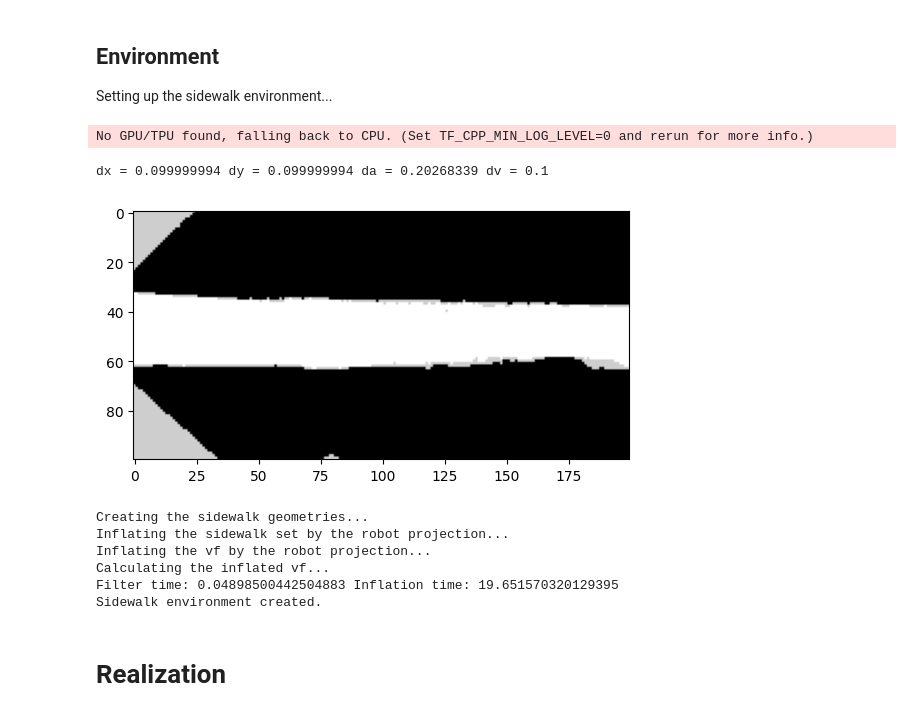
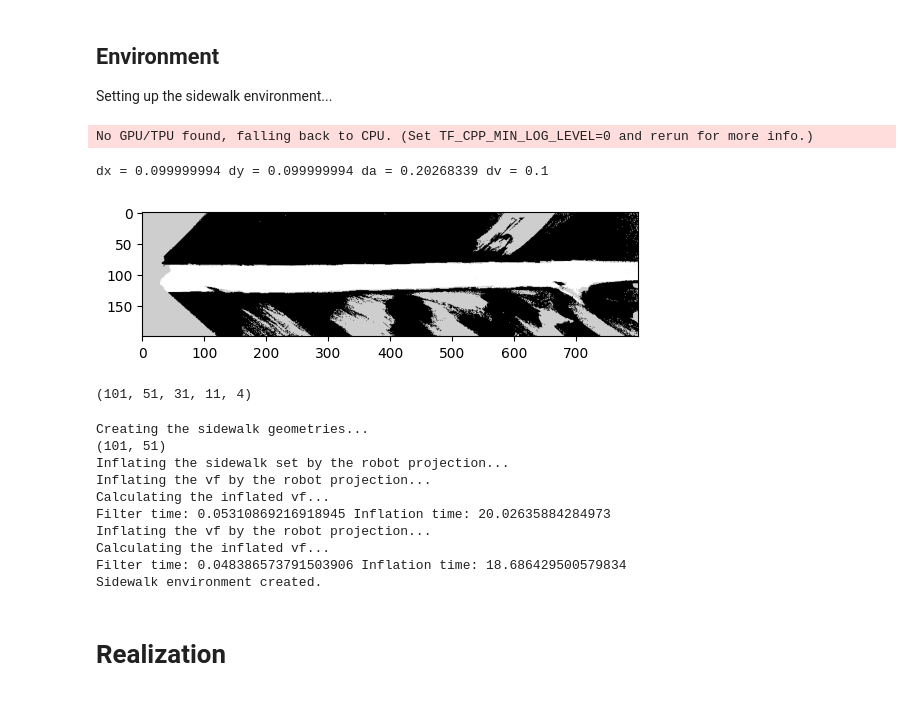
Before and after one commit to sulthansf/pyspect, a Jupyter notebook: examples/sidewalk_demo.ipynb, the cells around one changed output. Saved outputs shown, nothing was run; the diff lists cells and outputs as text; code cells hidden in the pictures.

Commit message:
Load vf from occupancy grid map

```diff
--- a/examples/sidewalk_demo.ipynb
+++ b/examples/sidewalk_demo.ipynb
@@ -125,36 +125,40 @@ Setting up the sidewalk environment...
 X0, XN = 0.0, 10.0
 Y0, YN = -2.5, 2.5
 
-# Background image path
-BACKGROUND_PATH = 'sidewalk_map.png'
+# Occupancy grid parameters
+MAP_PATH = 'sidewalk_map.pgm'
+MAP_RES = 0.05
+MAP_ORIGIN = (0.0, -5.0)
 # %%
 ## GRID ##
 from hj_reachability.systems import Bicycle4D
 from hj_reachability.plotting import *
-import skimage.io as sio
+from PIL import Image
 
 
 reach_dynamics = Bicycle4D(min_steer=-5*np.pi/4,
-                                      max_steer=+5*np.pi/4,
-                                      min_accel=-0.4,
-                                      max_accel=+0.4)
+                           max_steer=+5*np.pi/4,
+                           min_accel=-0.4,
+                           max_accel=+0.4)
 
-min_bounds = np.array([0.0, -2.5, -np.pi, +0.0])
-max_bounds = np.array([10.0, 2.5, +np.pi, +1.0])
+min_bounds = np.array([X0, Y0, -np.pi, +0.0])
+max_bounds = np.array([XN, YN, +np.pi, +1.0])
 grid = hj.Grid.from_lattice_parameters_and_boundary_conditions(hj.sets.Box(min_bounds, max_bounds),
                                                                (101, 51, 31, 11),
                                                                periodic_dims=2)
 
 X, Y, A, V = range(grid.ndim)
 
 print('dx =', grid.spacings[0],
       'dy =', grid.spacings[1],
       'da =', grid.spacings[2],
       'dv =', grid.spacings[3])
 
-plt.imshow(sio.imread(BACKGROUND_PATH), cmap='gray')
+plt.imshow(Image.open(MAP_PATH), cmap='gray')
 plt.show()
+grid.states.shape
 # %% [output]
 No GPU/TPU found, falling back to CPU. (Set TF_CPP_MIN_LOG_LEVEL=0 and rerun for more info.)
 dx = 0.099999994 dy = 0.099999994 da = 0.20268339 dv = 0.1
-[figure, old version]
+[figure, new version]
+(101, 51, 31, 11, 4)
@@ -264,15 +304,20 @@ print('Creating the sidewalk geometries...')
 sidewalk_vf = shp.intersection(shp.hyperplane(grid, normal=[0, 1], offset=[0, 1.15]),
                             shp.hyperplane(grid, normal=[0, -1], offset=[0, -1.15]))
 
+sidewalk_map_vf = load_vf_from_map(grid, MAP_PATH, MAP_RES, MAP_ORIGIN)
+
 # Inflate the sidewalk set by the robot projection
 print('Inflating the sidewalk set by the robot projection...')
 ROBOT_FOOTPRINT = np.array([0.4,0.15,0.15,0.15])
 robot_projections = get_robot_projections(ROBOT_FOOTPRINT, grid)
 sidewalk_inflated_vf = inflate_vf_xy(sidewalk_vf, robot_projections)
+sidewalk_map_inflated_vf = inflate_vf_xy(sidewalk_map_vf, robot_projections)
 
 # Wrap into sets
 sidewalk = Set(sidewalk_vf)
+sidewalk_map = Set(sidewalk_map_vf)
 sidewalk_inflated = Set(sidewalk_inflated_vf)
+sidewalk_map_inflated = Set(sidewalk_map_inflated_vf)
 
 # Alt set
 sidewalk_alt = And(HalfSpaceSet(normal=[0, -1], offset=[0, 1.15]),
@@ -282,10 +327,14 @@ sidewalk_alt = And(HalfSpaceSet(normal=[0, -1], offset=[0, 1.15]),
 print('Sidewalk environment created.')
 # %% [output]
 Creating the sidewalk geometries...
+(101, 51)
 Inflating the sidewalk set by the robot projection...
 Inflating the vf by the robot projection...
 Calculating the inflated vf...
-Filter time: 0.04898500442504883 Inflation time: 19.651570320129395
+Filter time: 0.05310869216918945 Inflation time: 20.02635884284973
+Inflating the vf by the robot projection...
+Calculating the inflated vf...
+Filter time: 0.048386573791503906 Inflation time: 18.686429500579834
 Sidewalk environment created.
 # %% [markdown]
 # Realization
```
Also changed, not shown: parts of 6 cells of this notebook, 1 other file.
